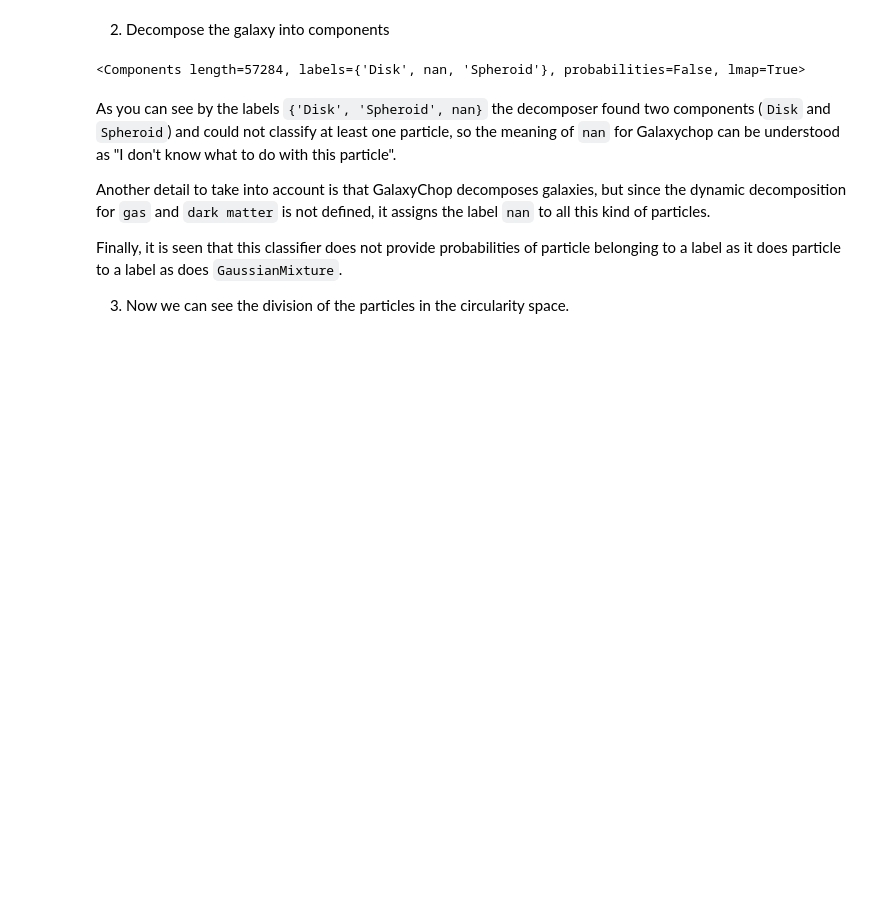
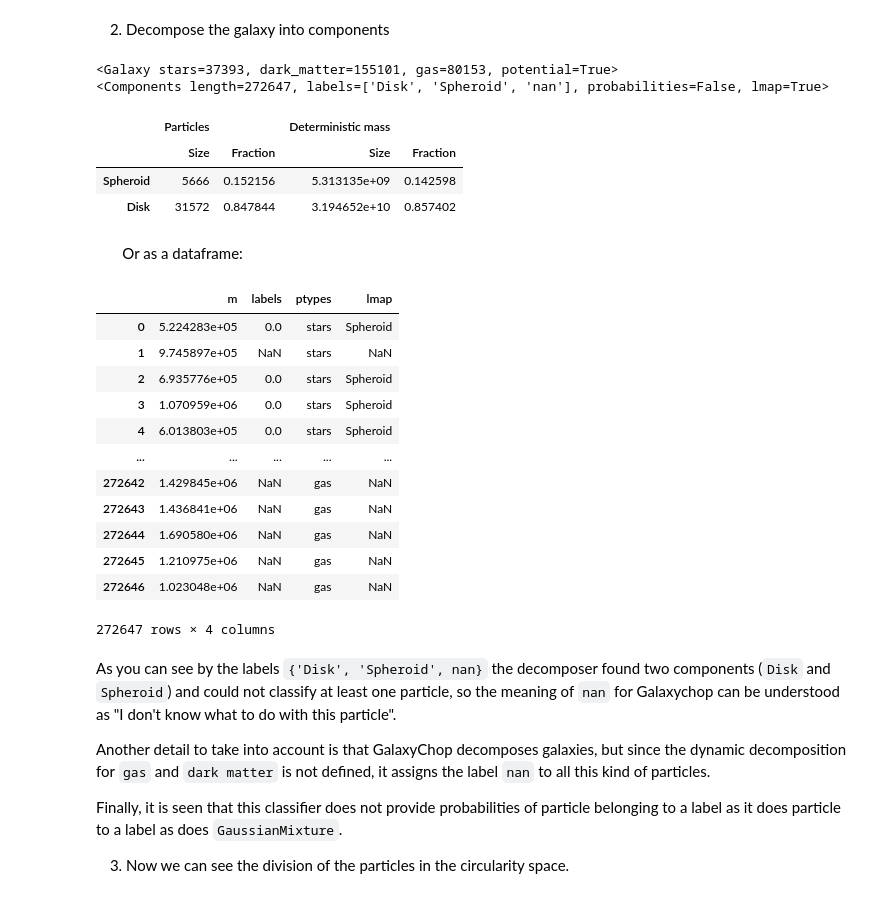
Before and after one commit to BrunoCeliz/galaxy-chop, a Jupyter notebook: docs/source/tutorials/quickstart.ipynb, the cells around one changed output. Saved outputs shown, nothing was run; the diff lists cells and outputs as text; code cells hidden in the pictures; blank space fills up the shorter version.

```diff
--- a/docs/source/tutorials/quickstart.ipynb
+++ b/docs/source/tutorials/quickstart.ipynb
@@ -168,10 +188,37 @@ decomp = gchop.models.JThreshold()
 # %% [markdown]
 2. Decompose the galaxy into components
-# %%
-components = decomp.decompose(gal)
-components
-# %% [output]
-<Components length=57284, labels={'Disk', nan, 'Spheroid'}, probabilities=False, lmap=True>
+# %%
+decomp_gal = Decomposer.decompose(transf_gal)
+decomp_gal
+# %% [output]
+<Galaxy stars=37393, dark_matter=155101, gas=80153, potential=True>
+<Components length=272647, labels=['Disk', 'Spheroid', 'nan'], probabilities=False, lmap=True>
+# %%
+decomp_gal.components.describe()
+# %% [output]
+|  | Particles |  | Deterministic mass |  |
+|  | Size | Fraction | Size | Fraction |
+| Spheroid | 5666 | 0.152156 | 5.313135e+09 | 0.142598 |
+| Disk | 31572 | 0.847844 | 3.194652e+10 | 0.857402 |
+# %% [markdown]
+&ensp;&ensp;&ensp; Or as a dataframe:
+# %%
+df_components = decomp_gal.components.to_dataframe()
+df_components
+# %% [output]
+|  | m | labels | ptypes | lmap |
+| 0 | 5.224283e+05 | 0.0 | stars | Spheroid |
+| 1 | 9.745897e+05 | NaN | stars | NaN |
+| 2 | 6.935776e+05 | 0.0 | stars | Spheroid |
+| 3 | 1.070959e+06 | 0.0 | stars | Spheroid |
+| 4 | 6.013803e+05 | 0.0 | stars | Spheroid |
+| ... | ... | ... | ... | ... |
+| 272642 | 1.429845e+06 | NaN | gas | NaN |
+| 272643 | 1.436841e+06 | NaN | gas | NaN |
+| 272644 | 1.690580e+06 | NaN | gas | NaN |
+| 272645 | 1.210975e+06 | NaN | gas | NaN |
+| 272646 | 1.023048e+06 | NaN | gas | NaN |
+272647 rows × 4 columns
 # %% [markdown]
 As you can see by the labels `{'Disk', 'Spheroid', nan}` the decomposer found two components (`Disk` and `Spheroid`) and could not classify at least one particle, so the meaning of `nan` for Galaxychop can be understood as "I don't know what to do with this particle".
 
```
Also changed, not shown: parts of 23 cells of this notebook, 1 other file.
